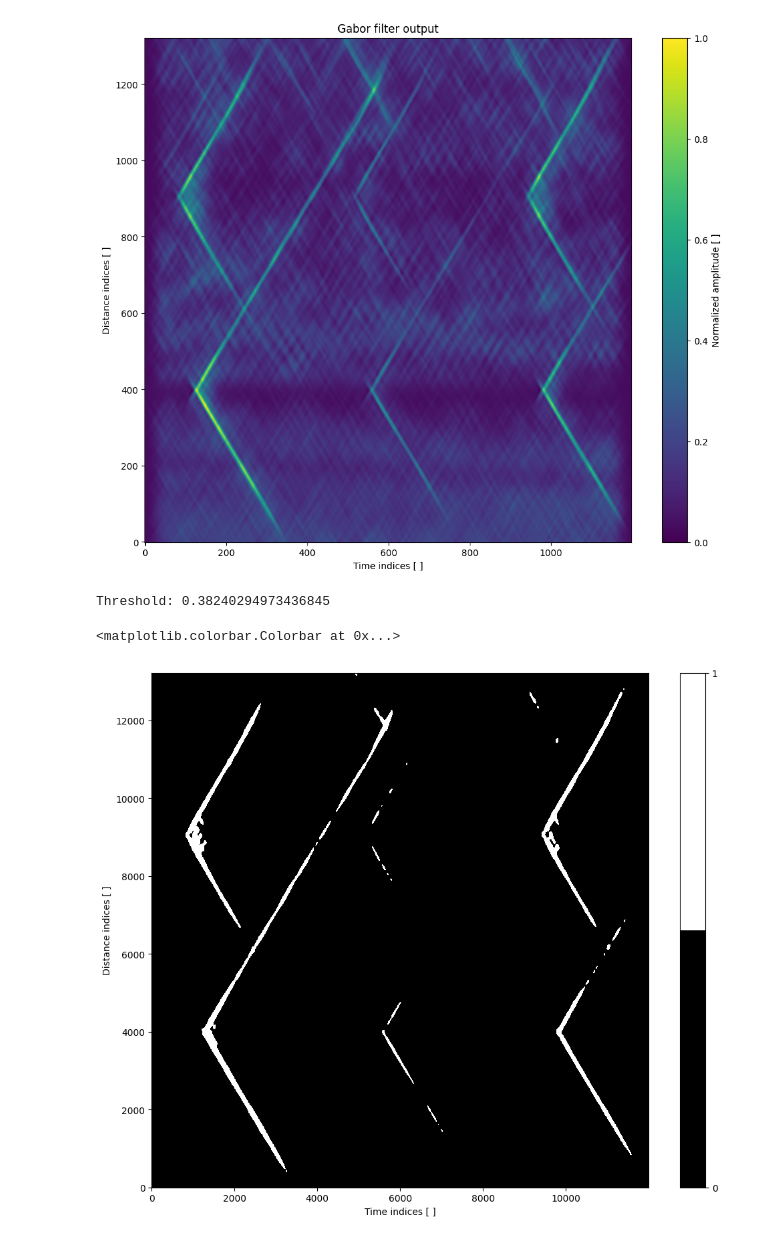
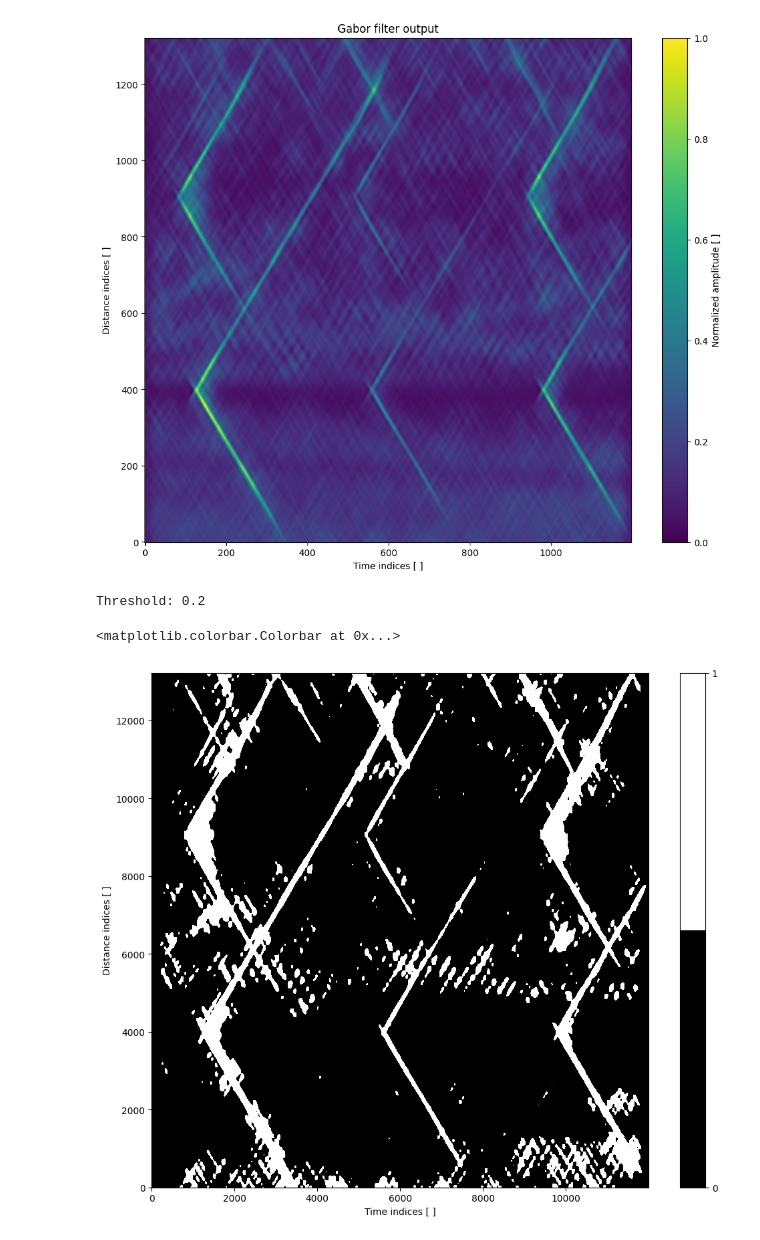
Before and after one commit to Ocean-Data-Lab/Goestchel_JASA_2025, a Jupyter notebook: main_compmat.ipynb, the cells around one changed output. Cells and saved outputs as stored; diff of their text form; code cells hidden in the pictures.

```diff
--- a/main_compmat.ipynb
+++ b/main_compmat.ipynb
@@ -195,26 +195,26 @@ plt.colorbar(label='Normalized amplitude [ ]')
 # %%
 from matplotlib.colors import ListedColormap
 # Threshold the image
-# threshold = 0.4
-threshold = np.mean(fimage) + 3 * np.std(fimage)
+threshold = 0.2
+# threshold = np.mean(fimage) + 3 * np.std(fimage)
 print(f'Threshold: {threshold}')
 mask = fimage > threshold
 
 mask_sparse = dw.improcess.binning(mask, 10, 10)
 # Zero padd the mask to be the same size as the original trace
 diff = np.maximum(np.array(im.shape) - np.array(mask_sparse.shape), 0)
 mask_sparse_pad = np.pad(mask_sparse, ((0, diff[0]), (0, diff[1])), mode='edge')
 
 plt.figure(figsize=(12, 10))
 bin_cmap = ListedColormap(['black', 'white'])
 pmask = plt.imshow(mask_sparse_pad, cmap=bin_cmap, aspect='auto', origin='lower')
 plt.xlabel('Time indices [ ]')
 plt.ylabel('Distance indices [ ]')
 plt.colorbar(pmask, ticks=[0, 1])
 # %% [output]
-Threshold: 0.38240294973436845
+Threshold: 0.2
 <matplotlib.colorbar.Colorbar at 0x...>
-[figure, old version]
+[figure, new version]
 # %%
 
 # Apply the mask to the original trace
```
Also changed, not shown: parts of 1 cell of this notebook, 2 other files.
